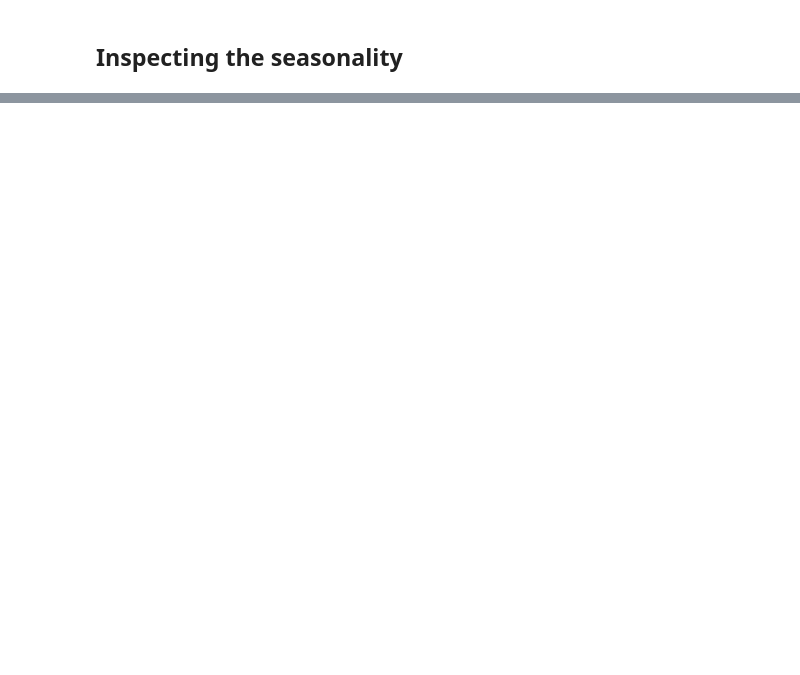
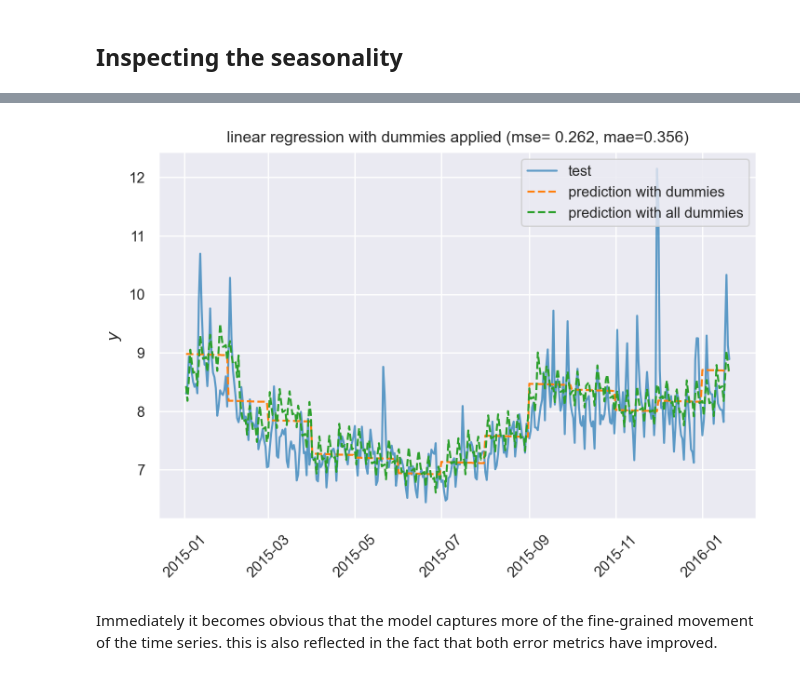
Before and after one commit to jope35/hypershotgun-blog, a Jupyter notebook: posts/boring_forecast/boring_linear_forecast.ipynb, the cells around one changed output, grey strips where cells are left out. Drawn from its saved outputs; the diff is of its cells as text; code cells hidden in the pictures; blank space fills up the shorter version.

```diff
--- a/posts/boring_forecast/boring_linear_forecast.ipynb
+++ b/posts/boring_forecast/boring_linear_forecast.ipynb
@@ -316,0 +409,51 @@ plt.show()
+# %%
+# utilzing an elasticnet linear model to compensate for the amount of features
+elastic_params = {
+    "l1_ratio": np.linspace(start=0.000001, stop=1, num=100),
+    "cv": 7,
+    "n_alphas": 1_00,
+    "n_jobs": -1,
+}
+
+pipeline_all = make_pipeline(MinMaxScaler(), ElasticNetCV(**elastic_params))
+
+pipeline_all.fit(X=X_train, y=y_train.values.ravel())
+y_pred_dummies_all = pipeline_all.predict(X=X_test)
+
+mse_dummies_all = mean_squared_error(y_test, y_pred_dummies_all)
+mae_dummies_all = mean_absolute_error(y_test, y_pred_dummies_all)
+
+plt.plot_date(
+    x=df_test["ds"],
+    y=df_test["y"],
+    label="test",
+    fmt="-",
+    alpha=0.7,
+)
+
+plt.plot_date(
+    x=df_test["ds"],
+    y=y_pred_dummies,
+    label="prediction with dummies",
+    fmt="--",
+)
+
+plt.plot_date(
+    x=df_test["ds"],
+    y=y_pred_dummies_all,
+    label="prediction with all dummies",
+    fmt="--",
+)
+
+
+plt.legend(loc="upper right")
+plt.tick_params(axis="x", rotation=45)
+plt.ylabel("$y$")
+plt.title(
+    f"linear regression with dummies applied (mse= {mse_dummies_all:.3}, mae={mae_dummies_all:.3})"
+)
+plt.show()
+# %% [output]
+[figure, added]
+# %% [markdown]
+Immediately it becomes obvious that the model captures more of the fine-grained movement of the time series. this is also reflected in the fact that both error metrics have improved.
```
Also changed, not shown: parts of 35 cells of this notebook, 2 other files.
